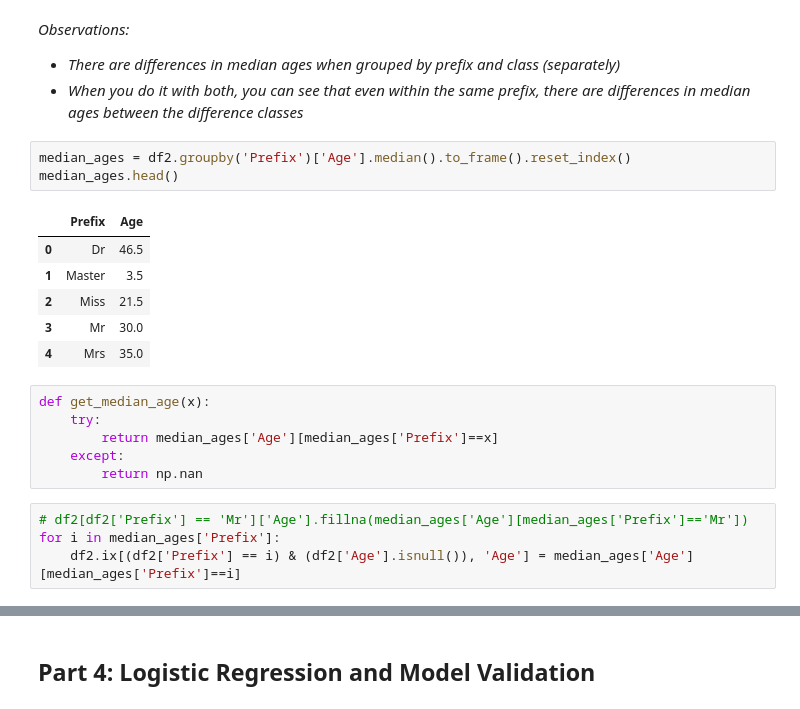
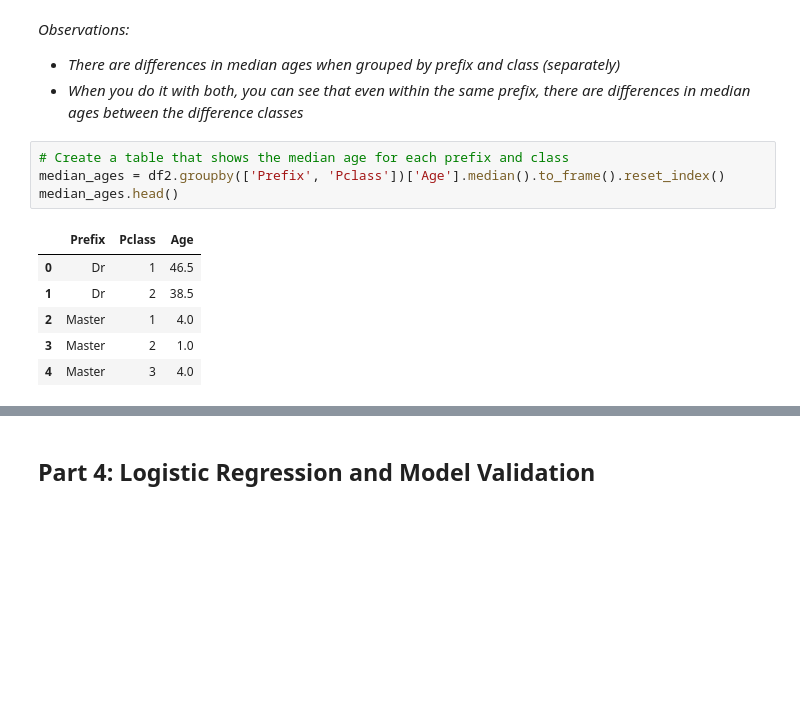
Before and after one commit to spockl/ga-dsi-1, a Jupyter notebook: projects/projects-weekly/project-05/code/starter-code/project-5-jocelyn-ong.ipynb, the cells around one changed output, grey strips where cells are left out. Saved outputs shown, nothing was run; the diff lists cells and outputs as text; blank space fills up the shorter version.

```diff
--- a/projects/projects-weekly/project-05/code/starter-code/project-5-jocelyn-ong.ipynb
+++ b/projects/projects-weekly/project-05/code/starter-code/project-5-jocelyn-ong.ipynb
@@ -452,22 +455,13 @@ plt.ylim(0,90);
 - *There are differences in median ages when grouped by prefix and class (separately)*
 - *When you do it with both, you can see that even within the same prefix, there are differences in median ages between the difference classes*
 # %%
-median_ages = df2.groupby('Prefix')['Age'].median().to_frame().reset_index()
+# Create a table that shows the median age for each prefix and class
+median_ages = df2.groupby(['Prefix', 'Pclass'])['Age'].median().to_frame().reset_index()
 median_ages.head()
 # %% [output]
-|  | Prefix | Age |
-| 0 | Dr | 46.5 |
-| 1 | Master | 3.5 |
-| 2 | Miss | 21.5 |
-| 3 | Mr | 30.0 |
-| 4 | Mrs | 35.0 |
+|  | Prefix | Pclass | Age |
+| 0 | Dr | 1 | 46.5 |
+| 1 | Dr | 2 | 38.5 |
+| 2 | Master | 1 | 4.0 |
+| 3 | Master | 2 | 1.0 |
+| 4 | Master | 3 | 4.0 |
-# %%
-def get_median_age(x):
-    try:
-        return median_ages['Age'][median_ages['Prefix']==x]
-    except:
-        return np.nan
-# %%
-# df2[df2['Prefix'] == 'Mr']['Age'].fillna(median_ages['Age'][median_ages['Prefix']=='Mr'])
-for i in median_ages['Prefix']:
-    df2.ix[(df2['Prefix'] == i) & (df2['Age'].isnull()), 'Age'] = median_ages['Age'][median_ages['Prefix']==i]
```
Also changed, not shown: parts of 14 cells of this notebook, 1 other file.
